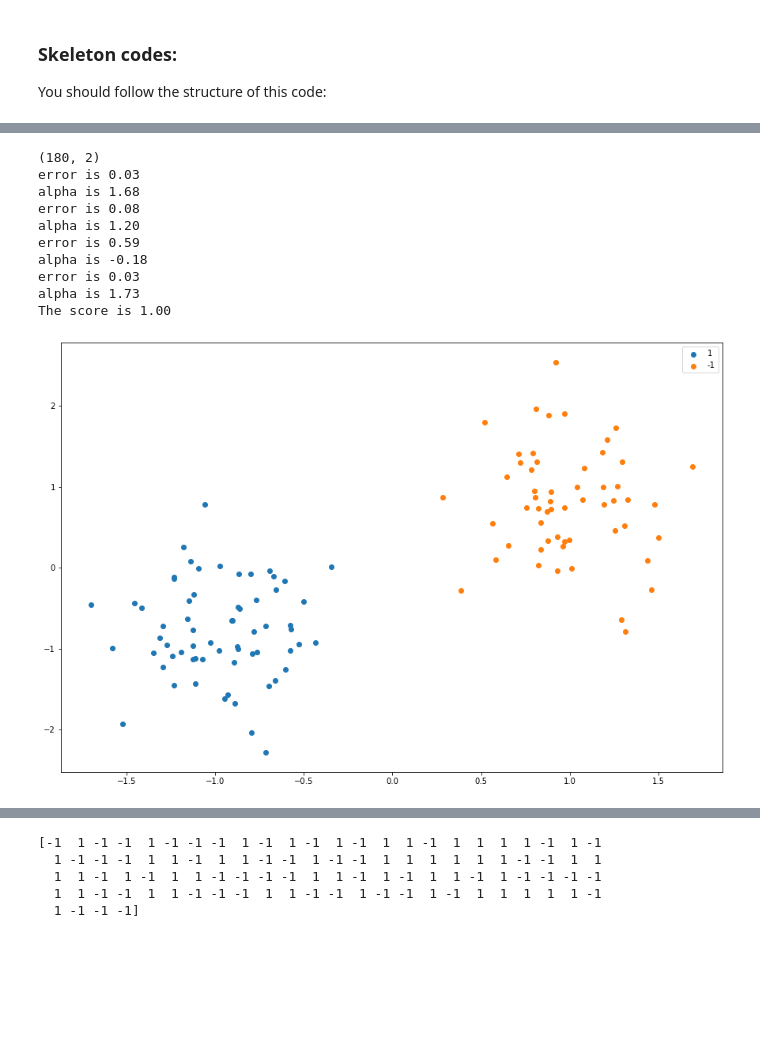
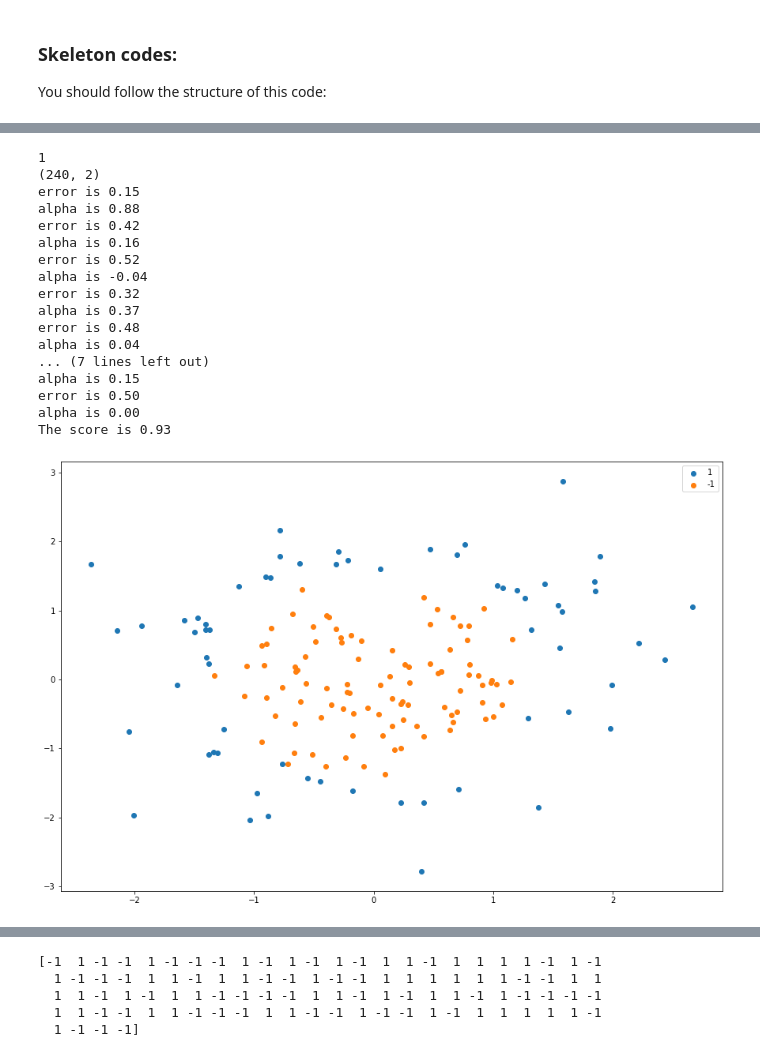
Before and after one commit to LiurongLin/IML_2022, a Jupyter notebook: Assignment1-code_LLin.ipynb, the cells around one changed output, grey strips where cells are left out. Saved outputs shown, nothing was run; the diff lists cells and outputs as text; code cells hidden in the pictures; blank space fills up the shorter version.

Commit message:
add square data for dataset 3 and 4

```diff
--- a/Assignment1-code_LLin.ipynb
+++ b/Assignment1-code_LLin.ipynb
@@ -156,10 +156,10 @@ class BoostingAlgorithm:
             if np.sum(np.not_equal(y, ypred).astype(int))>0:
 
                 ##total error: sum of the weights of incorrect predictions
-                error = np.sum(self.w*np.not_equal(y, ypred).astype(int))
-                print(f"error is {error:.2f}")
-                alpha = 0.5*np.log((1-error)/(error))
-                print(f"alpha is {alpha:.2f}")
+#                 error = np.sum(self.w*np.not_equal(y, ypred).astype(int))
+#                 print(f"error is {error:.2f}")
+#                 alpha = 0.5*np.log((1-error)/(error))
+#                 print(f"alpha is {alpha:.2f}")
                 ##update weight
                 self.w = self.w*e**(-alpha*np.sign(y*ypred).astype(int))
                 ##normalize weight
@@ -171,7 +171,8 @@ class BoostingAlgorithm:
                 alpha = 1
                 error = 0
                 self.importance.append(alpha)
-                break
+
+
 
 
     def predict(self, x, **kwargs):
@@ -231,11 +232,12 @@ def splitdata(X, y, train_size = 0.8):
 
 
 
-def run(dataset,classifier, lr = 0.001, max_iter = 8, n_esti = 100):
+def run(dataset,classifier, lr = 0.001, max_iter = 4
+        , n_esti = 10, linear = True):
     """ Single run of your classifier
     """
     # Load the data
-    X, y = load_data(dataset)
+    X, y = load_data(f'./dataset{dataset}.npz')
     # split the data into training and test sets
     X_train, y_train, X_test, y_test = splitdata(X, y, train_size = 0.6)
 
@@ -246,12 +248,29 @@ def run(dataset,classifier, lr = 0.001, max_iter = 8, n_esti = 100):
         base = classifier(n_esti, max_iter, lr)
 
 
+    if dataset == 3 and linear == True:
+        print(1)
+        # if linear is true then we process the data as linear seperable
+        X_train_s = X_train**2-np.mean(X**2)
+        X_test_s = X_test**2-np.mean(X**2)
+
+    elif dataset == 4 and linear == True:
+        print(1)
+        # if linear is true then we process the data as linear seperable
+        X_train_s = X_train**2-np.mean(X**2)
+        X_test_s = X_test**2-np.mean(X**2)
+
+    else:
+        X_train_s = X_train
+        X_test_s = X_test
+
+
     print(np.shape(X_train))
     # Train the classifier
-    base.fit(X_train, y_train)
+    base.fit(X_train_s, y_train)
 
     # Test and score the learners using the test data
-    y_pred = base.predict(X_test)
+    y_pred = base.predict(X_test_s)
     score = 1-(np.sum(np.not_equal(y_pred, y_test).astype(int))/len(y_pred))
     print(f"The score is {score:.2f}")
 
@@ -269,14 +295,21 @@ def run(dataset,classifier, lr = 0.001, max_iter = 8, n_esti = 100):
 # %%
-run('./dataset1.npz', BoostingAlgorithm)
+run(3, BoostingAlgorithm)
 # %% [output]
-(180, 2)
-error is 0.03
-alpha is 1.68
-error is 0.08
-alpha is 1.20
-error is 0.59
-alpha is -0.18
-error is 0.03
-alpha is 1.73
-The score is 1.00
+1
+(240, 2)
+error is 0.15
+alpha is 0.88
+error is 0.42
+alpha is 0.16
+error is 0.52
+alpha is -0.04
+error is 0.32
+alpha is 0.37
+error is 0.48
+alpha is 0.04
+... (7 lines left out)
+alpha is 0.15
+error is 0.50
+alpha is 0.00
+The score is 0.93
-[figure, old version]
+[figure, new version]
```
Also changed, not shown: parts of 3 cells of this notebook.
